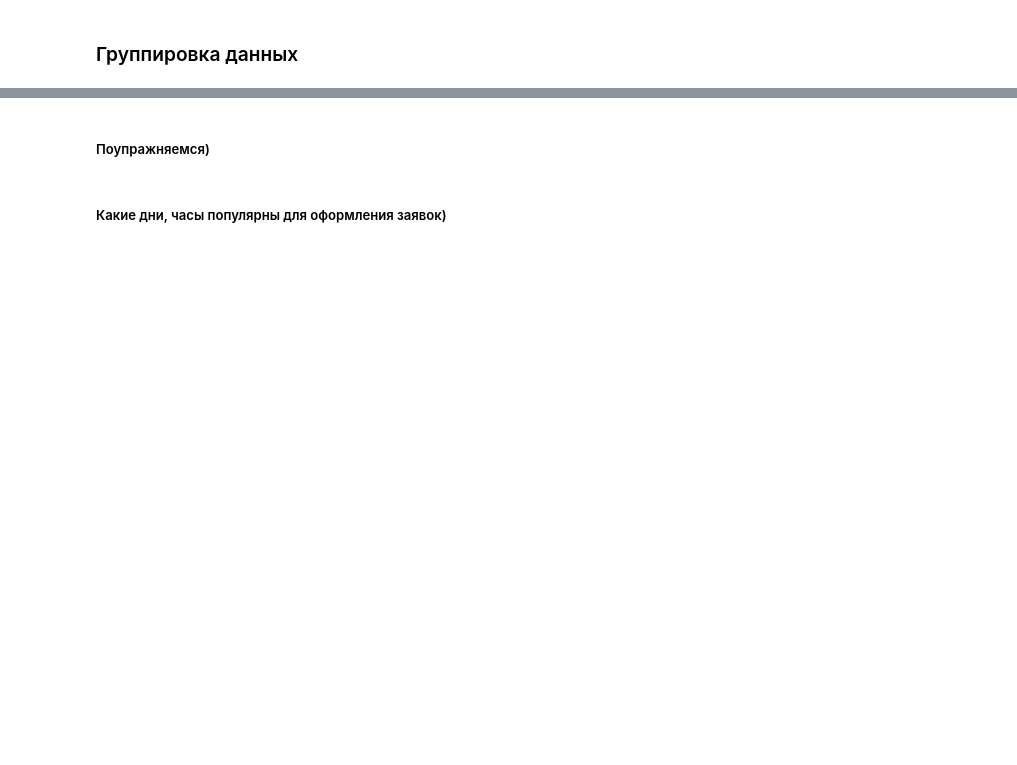
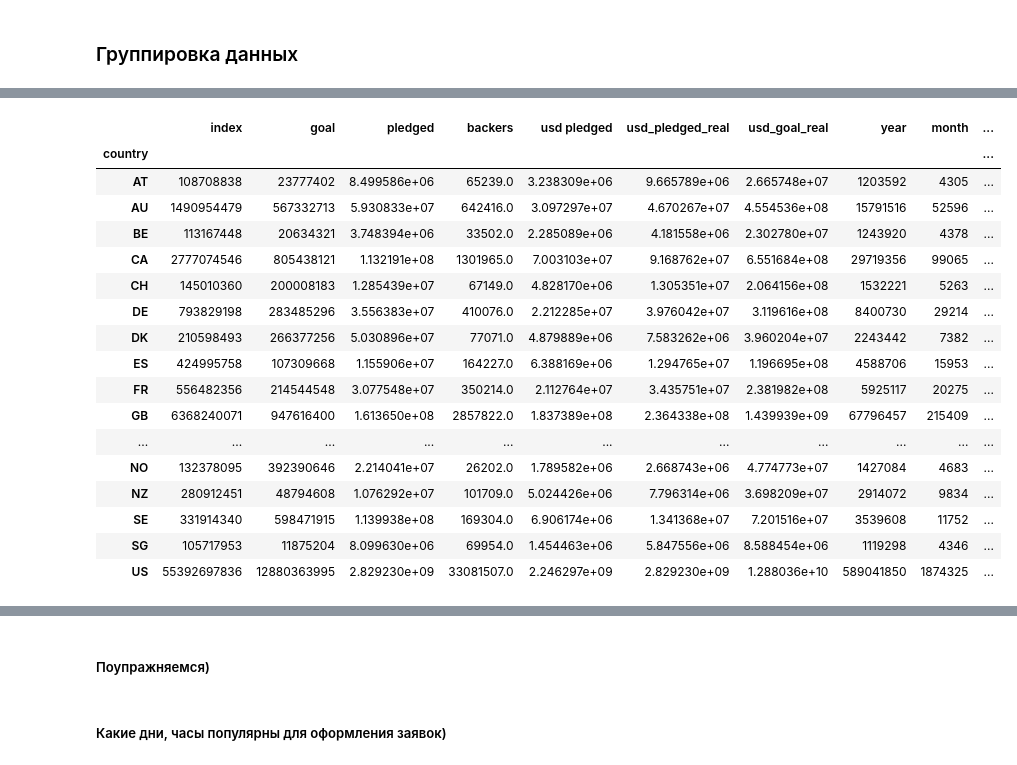
Before and after one commit to anton-solovev/misis_DA_lessons, a Jupyter notebook: lessons/Datacamp_day№1.ipynb, the cells around one changed output, grey strips where cells are left out. Drawn from its saved outputs; the diff is of its cells as text; code cells hidden in the pictures; blank space fills up the shorter version.

```diff
--- a/lessons/Datacamp_day№1.ipynb
+++ b/lessons/Datacamp_day№1.ipynb
@@ -828,0 +861,21 @@ memory usage: 57.2+ MB
+# %%
+kickstarter.groupby('country').sum()
+# %% [output]
+|  | index | goal | pledged | backers | usd pledged | usd_pledged_real | usd_goal_real | year | month | ... |
+| country |  |  |  |  |  |  |  |  |  | ... |
+| AT | 108708838 | 23777402 | 8.499586e+06 | 65239.0 | 3.238309e+06 | 9.665789e+06 | 2.665748e+07 | 1203592 | 4305 | ... |
+| AU | 1490954479 | 567332713 | 5.930833e+07 | 642416.0 | 3.097297e+07 | 4.670267e+07 | 4.554536e+08 | 15791516 | 52596 | ... |
+| BE | 113167448 | 20634321 | 3.748394e+06 | 33502.0 | 2.285089e+06 | 4.181558e+06 | 2.302780e+07 | 1243920 | 4378 | ... |
+| CA | 2777074546 | 805438121 | 1.132191e+08 | 1301965.0 | 7.003103e+07 | 9.168762e+07 | 6.551684e+08 | 29719356 | 99065 | ... |
+| CH | 145010360 | 200008183 | 1.285439e+07 | 67149.0 | 4.828170e+06 | 1.305351e+07 | 2.064156e+08 | 1532221 | 5263 | ... |
+| DE | 793829198 | 283485296 | 3.556383e+07 | 410076.0 | 2.212285e+07 | 3.976042e+07 | 3.119616e+08 | 8400730 | 29214 | ... |
+| DK | 210598493 | 266377256 | 5.030896e+07 | 77071.0 | 4.879889e+06 | 7.583262e+06 | 3.960204e+07 | 2243442 | 7382 | ... |
+| ES | 424995758 | 107309668 | 1.155906e+07 | 164227.0 | 6.388169e+06 | 1.294765e+07 | 1.196695e+08 | 4588706 | 15953 | ... |
+| FR | 556482356 | 214544548 | 3.077548e+07 | 350214.0 | 2.112764e+07 | 3.435751e+07 | 2.381982e+08 | 5925117 | 20275 | ... |
+| GB | 6368240071 | 947616400 | 1.613650e+08 | 2857822.0 | 1.837389e+08 | 2.364338e+08 | 1.439939e+09 | 67796457 | 215409 | ... |
+| ... | ... | ... | ... | ... | ... | ... | ... | ... | ... | ... |
+| NO | 132378095 | 392390646 | 2.214041e+07 | 26202.0 | 1.789582e+06 | 2.668743e+06 | 4.774773e+07 | 1427084 | 4683 | ... |
+| NZ | 280912451 | 48794608 | 1.076292e+07 | 101709.0 | 5.024426e+06 | 7.796314e+06 | 3.698209e+07 | 2914072 | 9834 | ... |
+| SE | 331914340 | 598471915 | 1.139938e+08 | 169304.0 | 6.906174e+06 | 1.341368e+07 | 7.201516e+07 | 3539608 | 11752 | ... |
+| SG | 105717953 | 11875204 | 8.099630e+06 | 69954.0 | 1.454463e+06 | 5.847556e+06 | 8.588454e+06 | 1119298 | 4346 | ... |
+| US | 55392697836 | 12880363995 | 2.829230e+09 | 33081507.0 | 2.246297e+09 | 2.829230e+09 | 1.288036e+10 | 589041850 | 1874325 | ... |
```
Also changed, not shown: parts of 70 cells of this notebook.
